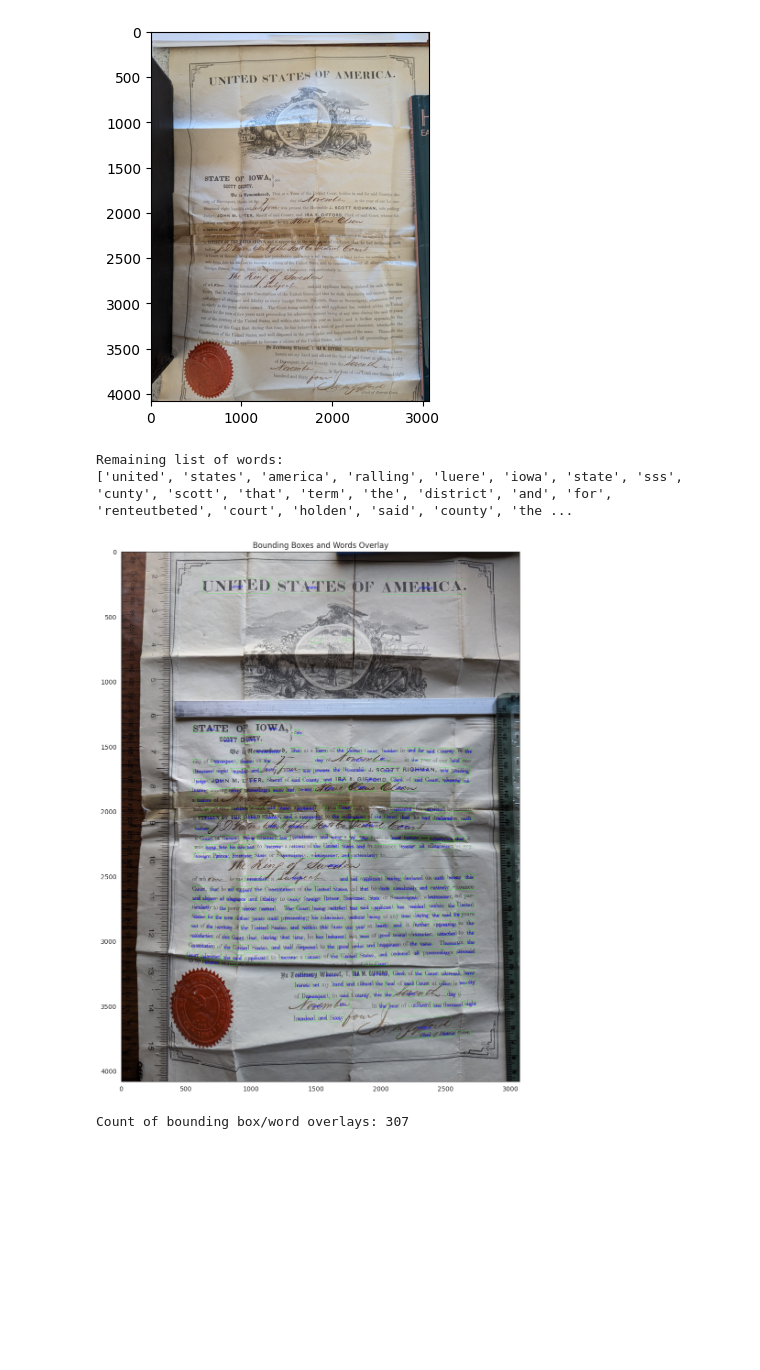
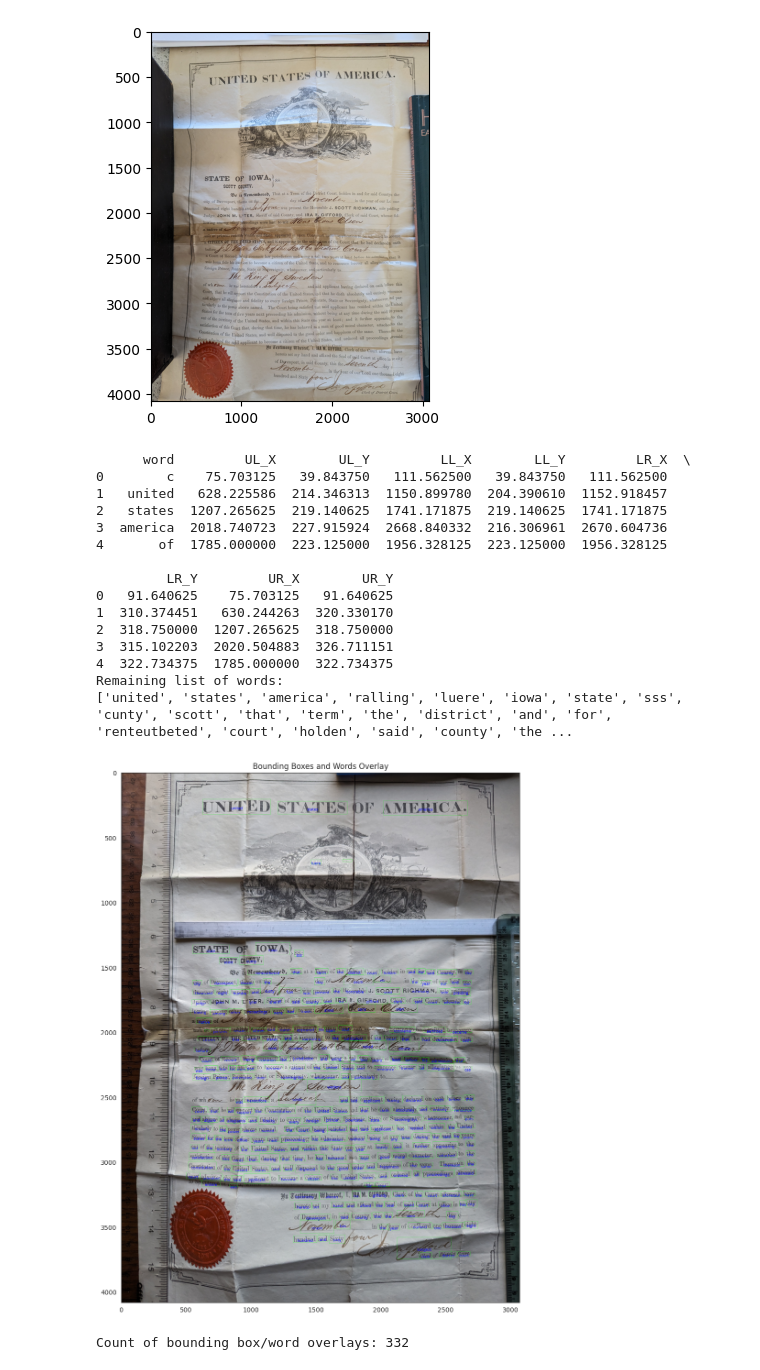
Before and after one commit to blu3crab/AIM, a Jupyter notebook: ipynb/aim_bbox_overlay.ipynb, the cells around one changed output. Drawn from its saved outputs; the diff is of its cells as text; code cells hidden in the pictures; blank space fills up the shorter version.

```diff
--- a/ipynb/aim_bbox_overlay.ipynb
+++ b/ipynb/aim_bbox_overlay.ipynb
@@ -21,7 +21,7 @@ image_path = '/content/gdrive/MyDrive/AIM/citizen_1864_rescan.jpg'
 preds_path = '/content/gdrive/MyDrive/AIM/citizen_1864_xform0_carlv_bbox.pkl'
 font_path = '/content/gdrive/MyDrive/AIM/OpenSans-Regular.ttf'
 overlay_image_pathA = '/content/gdrive/MyDrive/AIM/overlay_image_A.jpg'
-overlay_image_pathB = '/content/gdrive/MyDrive/AIM/overlay_image_B.jpg'
+overlay_image_pathB = '/content/gdrive/MyDrive/AIM/overlay_image_textsized.jpg'
 # %%
 # Model B
 import pickle
@@ -33,82 +33,82 @@ import matplotlib.pyplot as plt
 
 %matplotlib inline
 
-#Load the pickle file
+# Load the pickle file
 with open(preds_path, 'rb') as f:
-    preds = pickle.load(f)
+    preds_df = pickle.load(f)
+print(preds_df.head())
 
-#Convert the data to a pandas DataFrame
-preds_df = pd.DataFrame(preds, columns = ['word', 'upper_left_X', 'upper_left_Y', 'lower_left_X', 'lower_left_Y', 'lower_right_X', 'lower_right_Y', 'upper_right_X', 'upper_right_Y'])
+# Convert the data to a pandas DataFrame
+#preds_df = pd.DataFrame(preds, columns=['word', 'upper_left_X', 'upper_left_Y', 'lower_left_X', 'lower_left_Y', 'lower_right_X', 'lower_right_Y', 'upper_right_X', 'upper_right_Y'])
 
-#Filter words with less than 3 characters
+# Filter words with less than 3 characters
 preds_df = preds_df[preds_df.word.str.len() >= 3]
 
 print("Remaining list of words:")
 print(preds_df.word.tolist())
 
-# Set the path to the image
-#image_path = 'path/to/your/image.jpg'
-
-#Load the image using PIL
+# Load the image using PIL
 img = Image.open(image_path)
 
-#Create a new copy of the image for overlay
+# Create a new copy of the image for overlay
 overlay = img.copy()
 
-#Set the font and size for the text overlay
+# Set the font and size for the text overlay
 font = ImageFont.truetype(font_path, 30)
 
-fig,(ax1) = plt.subplots(1,1, figsize=(15,15))
+fig, (ax1) = plt.subplots(1, 1, figsize=(15, 15))
 ax1.set_title("Bounding Boxes and Words Overlay")
 sns.set_style("white")
 
 count_overlays = 0
 
 # Iterate over the rows of the DataFrame
 for idx, row in preds_df.iterrows():
+    # Extract the bounding box coordinates and word
+    x1, y1, text = row['UL_X'], row['UL_Y'], row['word']
+    x2, y2 = row['LL_X'], row['LL_Y']
+    x3, y3 = row['LR_X'], row['LR_Y']
+    x4, y4 = row['UR_X'], row['UR_Y']
 
-    # Extract the bounding box coordinates
-    x1, y1 = row['upper_left_X'], row['upper_left_Y']
-    x2, y2 = row['lower_left_X'], row['lower_left_Y']
-    x3, y3 = row['lower_right_X'], row['lower_right_Y']
-    x4, y4 = row['upper_right_X'], row['upper_right_Y']
+    # Calculate the bounding box rectangle to draw.
+    min_x, min_y = min(x1, x2, x3, x4), min(y1, y2, y3, y4)
+    max_x, max_y = max(x1, x2, x3, x4), max(y1, y2, y3, y4)
 
-    #Calculate the bounding box rectangle to draw
-    min_x = min(x1, x2, x3, x4)
-    max_x = max(x1, x2, x3, x4)
-    min_y = min(y1, y2, y3, y4)
-    max_y = max(y1, y2, y3, y4)
-
-    # Draw the bounding box on the image
     draw = ImageDraw.Draw(overlay)
     draw.rectangle((min_x, min_y, max_x, max_y), outline=(0, 255, 0))
 
+    # Get the text bounding box to ensure it fits inside the rectangle
+    text_bbox = draw.textbbox((min_x, min_y), text, font=font)
+    text_width, text_height = text_bbox[2] - text_bbox[0], text_bbox[3] - text_bbox[1]
 
-    # Ensure the text is within the bounding box
-    text = row['word']
-    text_size = draw.textsize(text, font)
-    text_width, text_height = text_size
-    #textwidth, textheight = draw.textbbox((x1, y1), text, font=font)
-    # textbbox_val = draw.textbbox((x1, y1), text, font=font)
-    # print(textbbox_val)
-    # textwidth, textheight = textbbox_val
-
+    # Adjust the text position to center it within the bounding box
     if max_x - min_x > text_width and max_y - min_y > text_height:
-        # Calculate the center position for text
         text_x = min_x + ((max_x - min_x) / 2) - (text_width / 2)
         text_y = min_y + ((max_y - min_y) / 2) - (text_height / 2)
         draw.text((text_x, text_y), text, (0, 0, 255), font=font)
         count_overlays += 1
 
-#Display the imaged with the overlays
+# Display the imaged with the overlays
 ax1.imshow(overlay)
-
 plt.show()
 
 print(f"Count of bounding box/word overlays: {count_overlays}")
 overlay.save(overlay_image_pathB)
 # %% [output]
+      word         UL_X        UL_Y         LL_X        LL_Y         LR_X  \
+0        c    75.703125   39.843750   111.562500   39.843750   111.562500
+1   united   628.225586  214.346313  1150.899780  204.390610  1152.918457
+2   states  1207.265625  219.140625  1741.171875  219.140625  1741.171875
+3  america  2018.740723  227.915924  2668.840332  216.306961  2670.604736
+4       of  1785.000000  223.125000  1956.328125  223.125000  1956.328125
+
+         LR_Y         UR_X        UR_Y
+0   91.640625    75.703125   91.640625
+1  310.374451   630.244263  320.330170
+2  318.750000  1207.265625  318.750000
+3  315.102203  2020.504883  326.711151
+4  322.734375  1785.000000  322.734375
 Remaining list of words:
 ['united', 'states', 'america', 'ralling', 'luere', 'iowa', 'state', 'sss', 'cunty', 'scott', 'that', 'term', 'the', 'district', 'and', 'for', 'renteutbeted', 'court', 'holden', 'said', 'county', 'the ...
-[figure, old version]
+[figure, new version]
-Count of bounding box/word overlays: 307
+Count of bounding box/word overlays: 332
```
Also changed, not shown: parts of 12 cells of this notebook, 2 other files.
